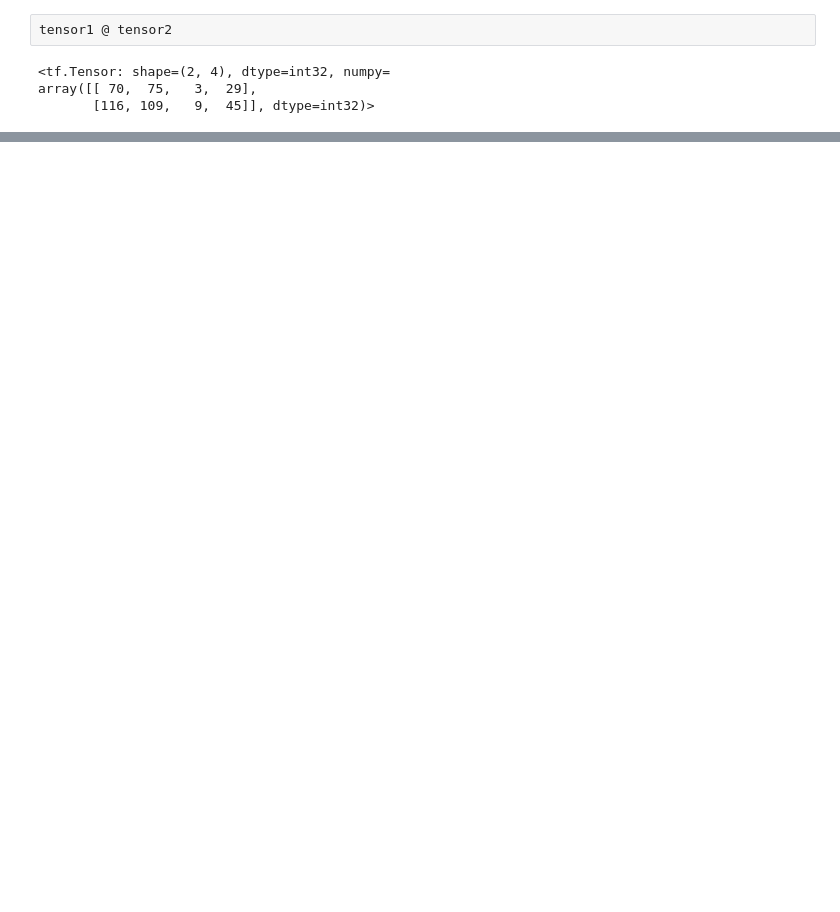
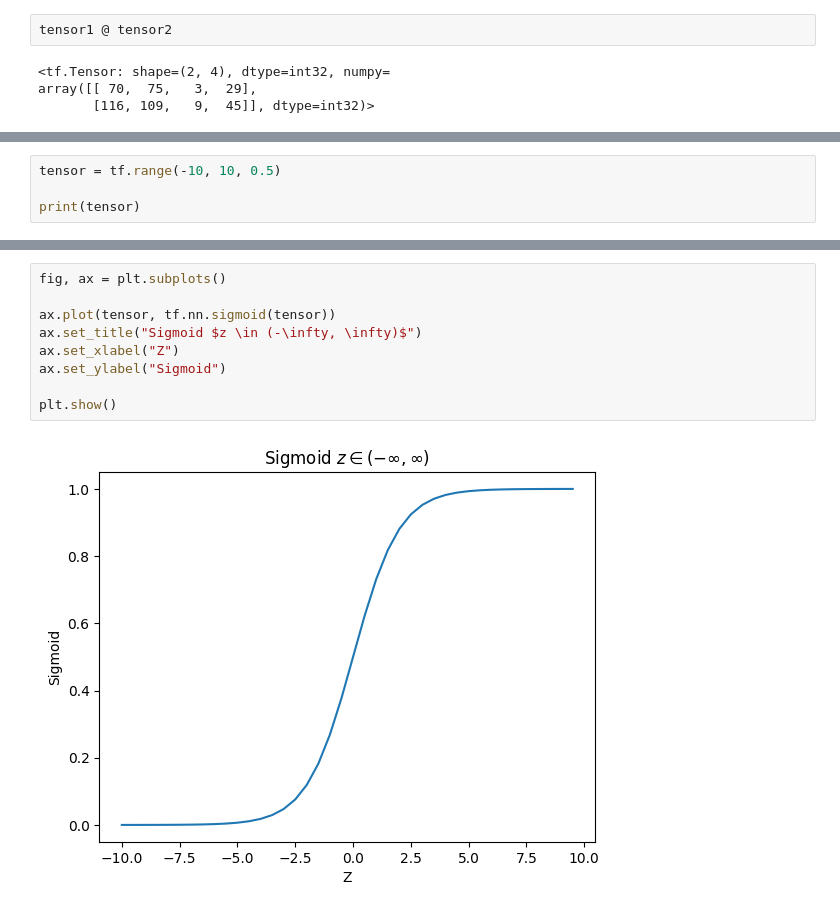
Before and after one commit to TulioInoue/datascience-study, a Jupyter notebook: cases/tensorflow/tensorflow.ipynb, the cells around one changed output, grey strips where cells are left out. Drawn from its saved outputs; the diff is of its cells as text; blank space fills up the shorter version.

Commit message:
Finishing tensorflow basics.

```diff
--- a/cases/tensorflow/tensorflow.ipynb
+++ b/cases/tensorflow/tensorflow.ipynb
@@ -30,0 +101,4 @@ array([[6, 4, 0],
+# %%
+tensor = tf.range(-10, 10, 0.5)
+
+print(tensor)
@@ -30,0 +117,11 @@ array([[6, 4, 0],
+# %%
+fig, ax = plt.subplots()
+
+ax.plot(tensor, tf.nn.sigmoid(tensor))
+ax.set_title("Sigmoid $z \in (-\infty, \infty)$")
+ax.set_xlabel("Z")
+ax.set_ylabel("Sigmoid")
+
+plt.show()
+# %% [output]
+[figure, added]
```
Also changed, not shown: parts of 33 cells of this notebook, 2 other files.
